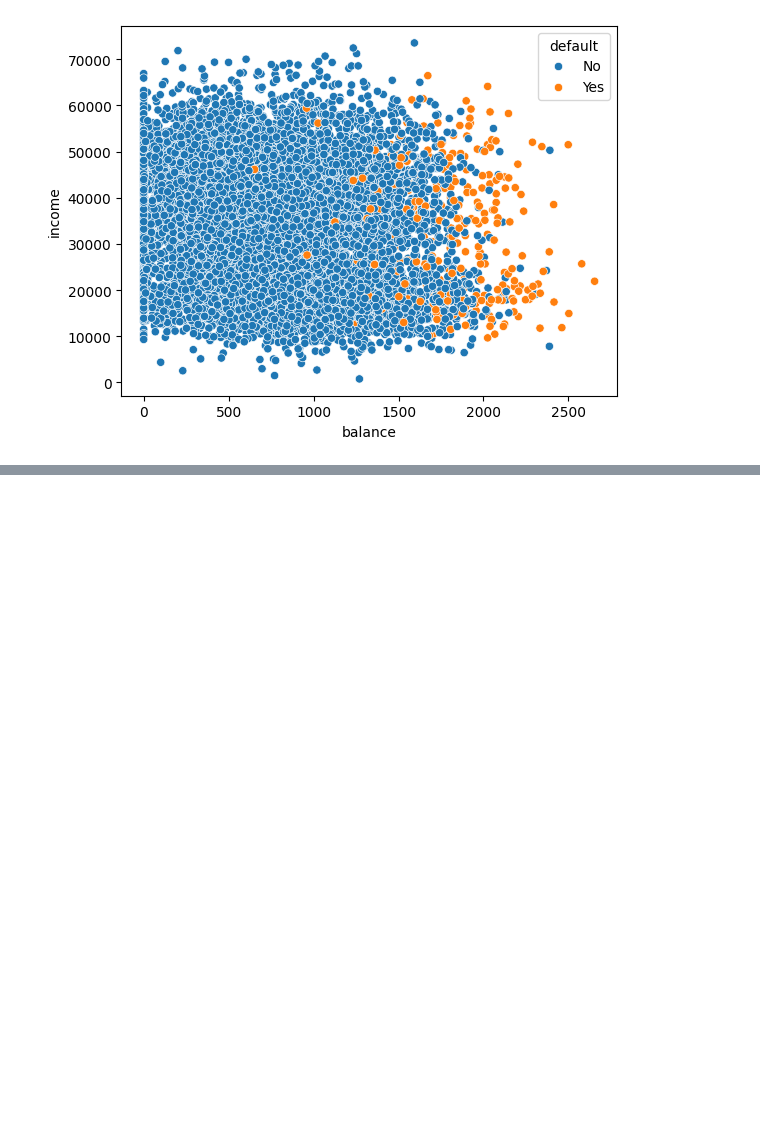
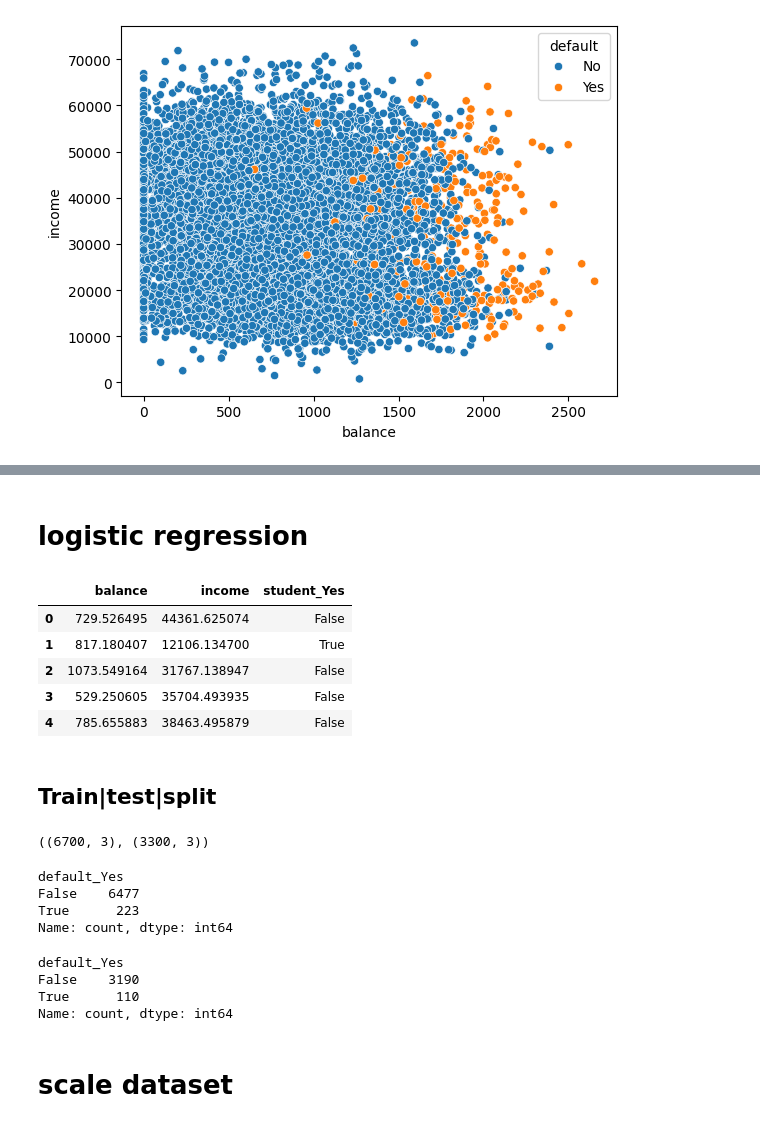
Before and after one commit to Zandri2k/Python-AI-Sandra-OPA23, a Jupyter notebook: code_alongs/Lec04_logistic_regression.ipynb, the cells around one changed output, grey strips where cells are left out. Drawn from its saved outputs; the diff is of its cells as text; code cells hidden in the pictures; blank space fills up the shorter version.

```diff
--- a/code_alongs/Lec04_logistic_regression.ipynb
+++ b/code_alongs/Lec04_logistic_regression.ipynb
@@ -66,0 +93,40 @@ TypeError: subplot() takes 1 or 3 positional arguments but 2 were given
+# %% [markdown]
+# logistic regression
+# %%
+X, y  = df.drop("default_Yes", axis=1), df["default_Yes"]
+X.head()
+# %% [output]
+|  | balance | income | student_Yes |
+| 0 | 729.526495 | 44361.625074 | False |
+| 1 | 817.180407 | 12106.134700 | True |
+| 2 | 1073.549164 | 31767.138947 | False |
+| 3 | 529.250605 | 35704.493935 | False |
+| 4 | 785.655883 | 38463.495879 | False |
+# %% [markdown]
+## Train|test|split
+# %%
+from sklearn.model_selection import train_test_split
+#help(train_test_split)
+
+X_train, X_test, y_train, y_test = train_test_split(
+    X, y, test_size=0.33, random_state=42)
+
+X_train.shape, X_test.shape,
+# %% [output]
+((6700, 3), (3300, 3))
+# %%
+y_train.value_counts()
+# %% [output]
+default_Yes
+False    6477
+True      223
+Name: count, dtype: int64
+# %%
+y_test.value_counts()
+# %% [output]
+default_Yes
+False    3190
+True      110
+Name: count, dtype: int64
+# %% [markdown]
+# scale dataset
```
Also changed, not shown: parts of 15 cells of this notebook.
